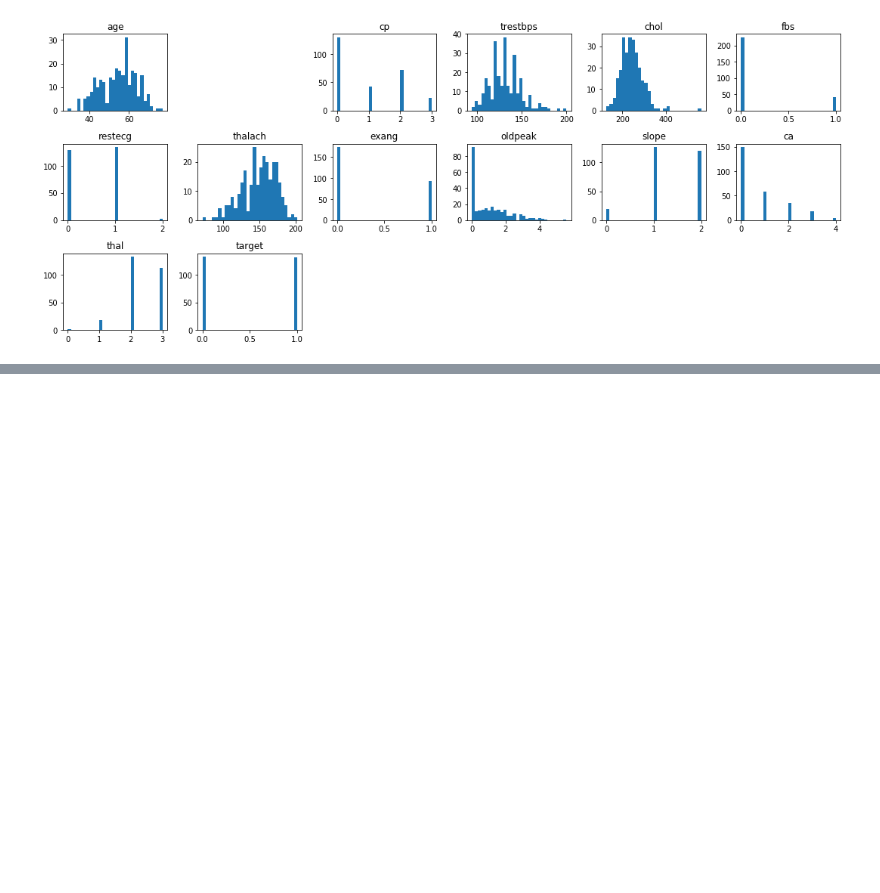
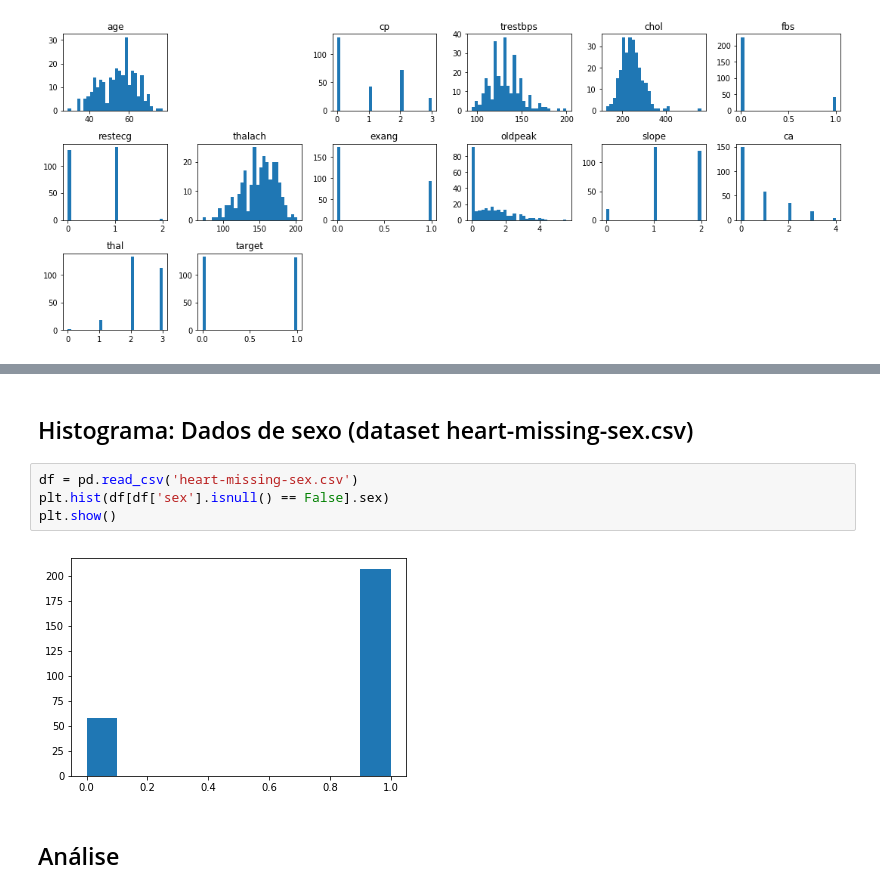
Before and after one commit to edgartanaka/mo826, a Jupyter notebook: L2/Lab2.ipynb, the cells around one changed output, grey strips where cells are left out. Cells and saved outputs as stored; diff of their text form; blank space fills up the shorter version.

```diff
--- a/L2/Lab2.ipynb
+++ b/L2/Lab2.ipynb
@@ -139,0 +175,10 @@ plot_hist_all_columns(df[df['sex'].isnull() == False], cols)
+# %% [markdown]
+## Histograma: Dados de sexo (dataset heart-missing-sex.csv)
+# %%
+df = pd.read_csv('heart-missing-sex.csv')
+plt.hist(df[df['sex'].isnull() == False].sex)
+plt.show()
+# %% [output]
+[figure, added]
+# %% [markdown]
+## Análise
```
Also changed, not shown: parts of 9 cells of this notebook, 1 other file.
